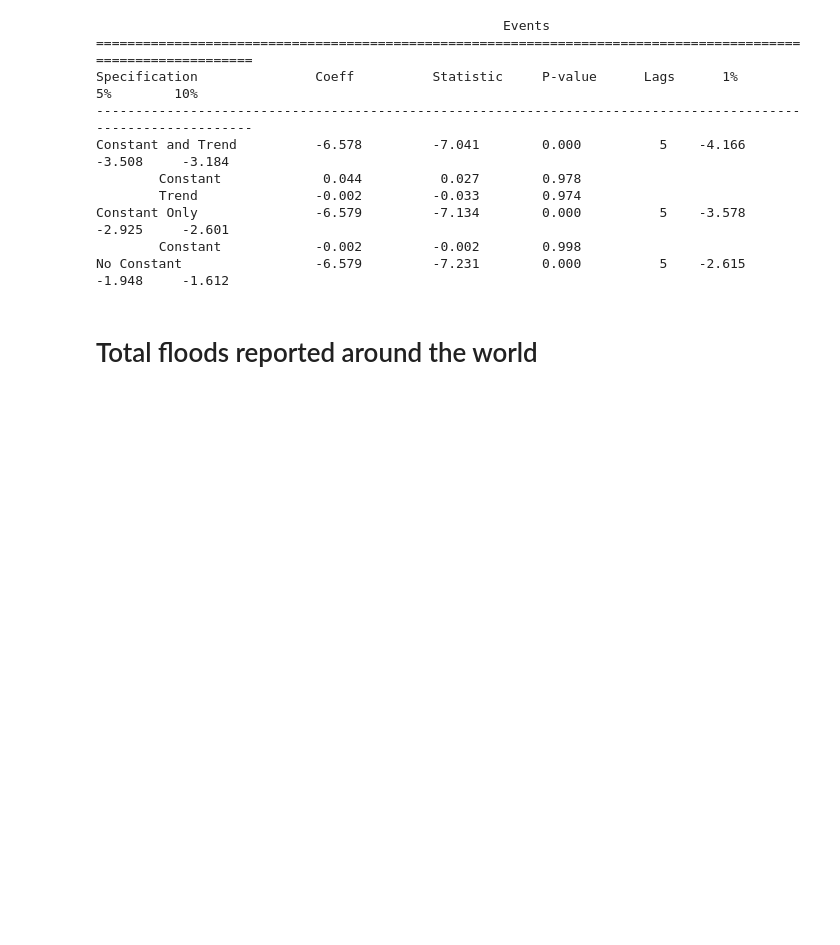
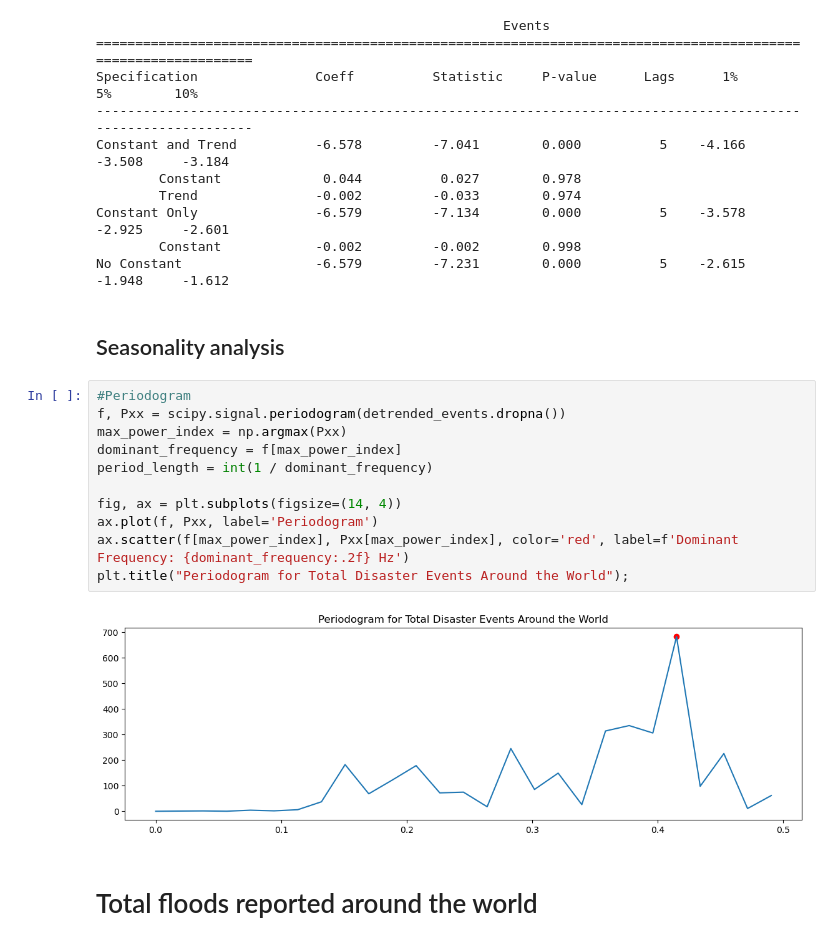
Before and after one commit to jessegrabowski/laos-climate-change, a Jupyter notebook: notebooks/Time_series_analysis.ipynb, the cells around one changed output. Cells and saved outputs as stored; diff of their text form; blank space fills up the shorter version.

```diff
--- a/notebooks/Time_series_analysis.ipynb
+++ b/notebooks/Time_series_analysis.ipynb
@@ -474,6 +474,21 @@ Constant and Trend          -6.578         -7.041        0.000          5    -4.
 Constant Only               -6.579         -7.134        0.000          5    -3.578      -2.925     -2.601
         Constant            -0.002         -0.002        0.998
 No Constant                 -6.579         -7.231        0.000          5    -2.615      -1.948     -1.612
+# %% [markdown]
+## Seasonality analysis
+# %%
+#Periodogram
+f, Pxx = scipy.signal.periodogram(detrended_events.dropna())
+max_power_index = np.argmax(Pxx)
+dominant_frequency = f[max_power_index]
+period_length = int(1 / dominant_frequency)
+
+fig, ax = plt.subplots(figsize=(14, 4))
+ax.plot(f, Pxx, label='Periodogram')
+ax.scatter(f[max_power_index], Pxx[max_power_index], color='red', label=f'Dominant Frequency: {dominant_frequency:.2f} Hz')
+plt.title("Periodogram for Total Disaster Events Around the World");
+# %% [output]
+[figure, added]
 # %% [markdown]
 # Total floods reported around the world
 # %% [markdown]
```
Also changed, not shown: parts of 4 cells of this notebook.
